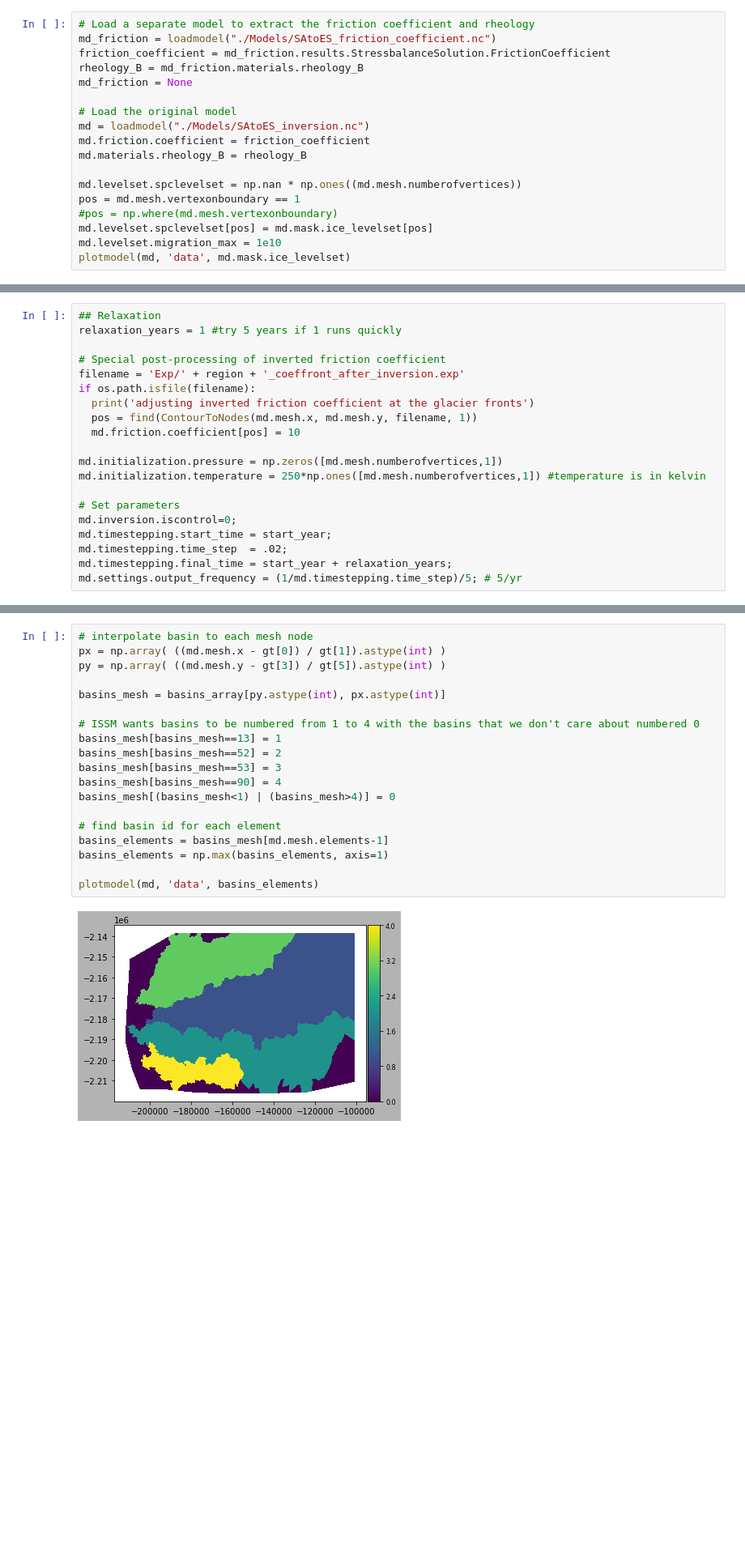
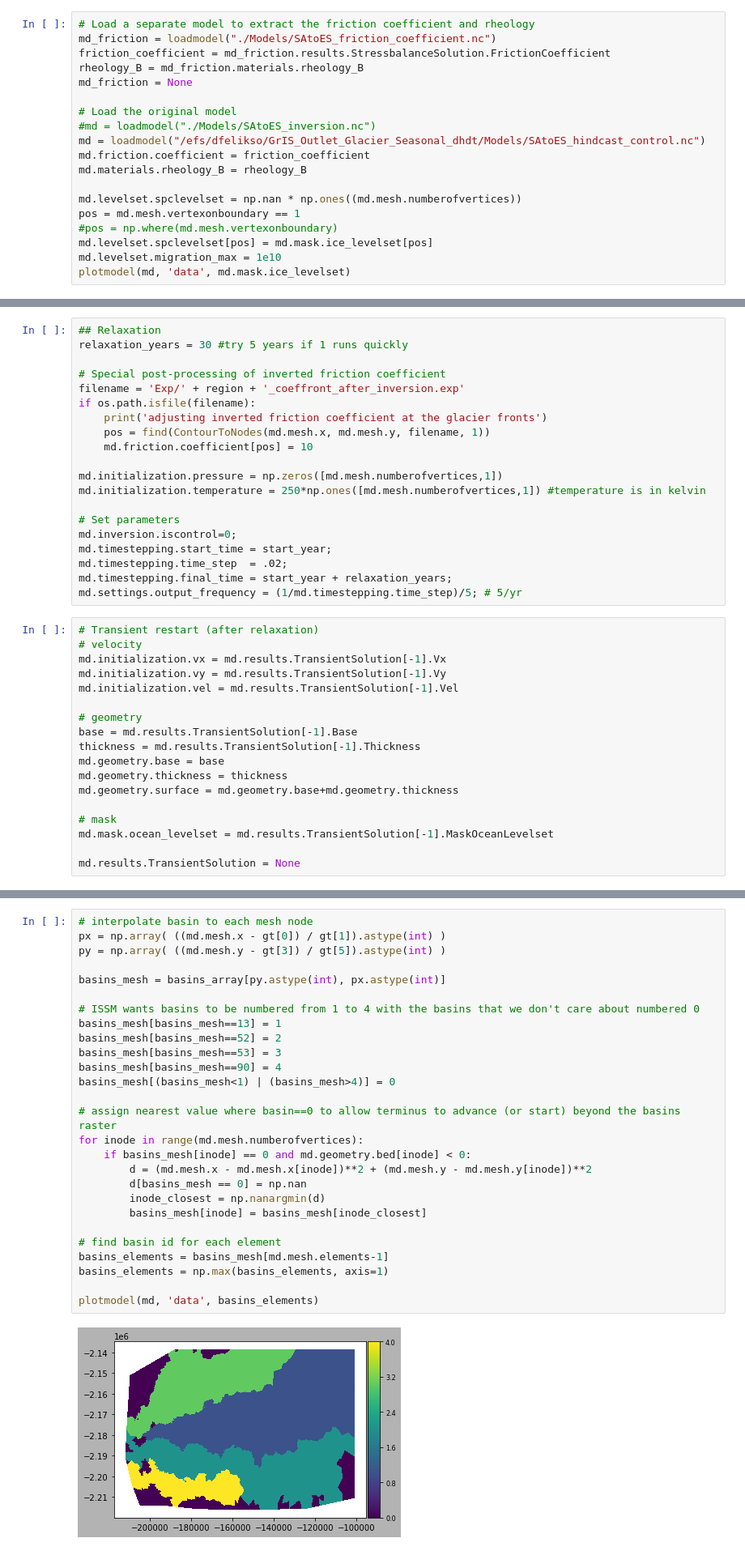
Before and after one commit to dfelikson/GrIS_Outlet_Glacier_Seasonal_dhdt, a Jupyter notebook: hindcast_EN4_RACMO_baseline.ipynb, the cells around one changed output, grey strips where cells are left out. Shown: that part at 81% size. Drawn from its saved outputs; the diff is of its cells as text; blank space fills up the shorter version.

```diff
--- a/hindcast_EN4_RACMO_baseline.ipynb
+++ b/hindcast_EN4_RACMO_baseline.ipynb
@@ -35,7 +38,8 @@ rheology_B = md_friction.materials.rheology_B
 md_friction = None
 
 # Load the original model
-md = loadmodel("./Models/SAtoES_inversion.nc")
+#md = loadmodel("./Models/SAtoES_inversion.nc")
+md = loadmodel("/efs/dfelikso/GrIS_Outlet_Glacier_Seasonal_dhdt/Models/SAtoES_hindcast_control.nc")
 md.friction.coefficient = friction_coefficient
 md.materials.rheology_B = rheology_B
 
@@ -55,13 +61,13 @@ empty init
 # %%
 ## Relaxation
-relaxation_years = 1 #try 5 years if 1 runs quickly
+relaxation_years = 30 #try 5 years if 1 runs quickly
 
 # Special post-processing of inverted friction coefficient
 filename = 'Exp/' + region + '_coeffront_after_inversion.exp'
 if os.path.isfile(filename):
-  print('adjusting inverted friction coefficient at the glacier fronts')
-  pos = find(ContourToNodes(md.mesh.x, md.mesh.y, filename, 1))
-  md.friction.coefficient[pos] = 10
+    print('adjusting inverted friction coefficient at the glacier fronts')
+    pos = find(ContourToNodes(md.mesh.x, md.mesh.y, filename, 1))
+    md.friction.coefficient[pos] = 10
 
 md.initialization.pressure = np.zeros([md.mesh.numberofvertices,1])
 md.initialization.temperature = 250*np.ones([md.mesh.numberofvertices,1]) #temperature is in kelvin
@@ -72,6 +78,24 @@ md.timestepping.start_time = start_year;
 md.timestepping.time_step  = .02;
 md.timestepping.final_time = start_year + relaxation_years;
 md.settings.output_frequency = (1/md.timestepping.time_step)/5; # 5/yr
+# %%
+# Transient restart (after relaxation)
+# velocity
+md.initialization.vx = md.results.TransientSolution[-1].Vx
+md.initialization.vy = md.results.TransientSolution[-1].Vy
+md.initialization.vel = md.results.TransientSolution[-1].Vel
+
+# geometry
+base = md.results.TransientSolution[-1].Base
+thickness = md.results.TransientSolution[-1].Thickness
+md.geometry.base = base
+md.geometry.thickness = thickness
+md.geometry.surface = md.geometry.base+md.geometry.thickness
+
+# mask
+md.mask.ocean_levelset = md.results.TransientSolution[-1].MaskOceanLevelset
+
+md.results.TransientSolution = None
 # %%
 # define fjord walls/flush where bed > 0 (code added 8/3/22)
 n_buffer = 2
@@ -107,24 +131,32 @@ y = np.arange(lry, uly, -yres)
 # %%
 # interpolate basin to each mesh node
 px = np.array( ((md.mesh.x - gt[0]) / gt[1]).astype(int) )
 py = np.array( ((md.mesh.y - gt[3]) / gt[5]).astype(int) )
 
 basins_mesh = basins_array[py.astype(int), px.astype(int)]
 
 # ISSM wants basins to be numbered from 1 to 4 with the basins that we don't care about numbered 0
 basins_mesh[basins_mesh==13] = 1
 basins_mesh[basins_mesh==52] = 2
 basins_mesh[basins_mesh==53] = 3
 basins_mesh[basins_mesh==90] = 4
 basins_mesh[(basins_mesh<1) | (basins_mesh>4)] = 0
 
+# assign nearest value where basin==0 to allow terminus to advance (or start) beyond the basins raster
+for inode in range(md.mesh.numberofvertices):
+    if basins_mesh[inode] == 0 and md.geometry.bed[inode] < 0:
+        d = (md.mesh.x - md.mesh.x[inode])**2 + (md.mesh.y - md.mesh.y[inode])**2
+        d[basins_mesh == 0] = np.nan
+        inode_closest = np.nanargmin(d)
+        basins_mesh[inode] = basins_mesh[inode_closest]
+
 # find basin id for each element
 basins_elements = basins_mesh[md.mesh.elements-1]
 basins_elements = np.max(basins_elements, axis=1)
 
 plotmodel(md, 'data', basins_elements)
 # %% [output]
-[figure, old version]
+[figure, new version]
 # %%
 # Assigning ocean thermal (EN4) and subglacial discharge (RACMO2.3p2) forcings
 from scipy_io_utils import *
```
Also changed, not shown: parts of 11 cells of this notebook.
